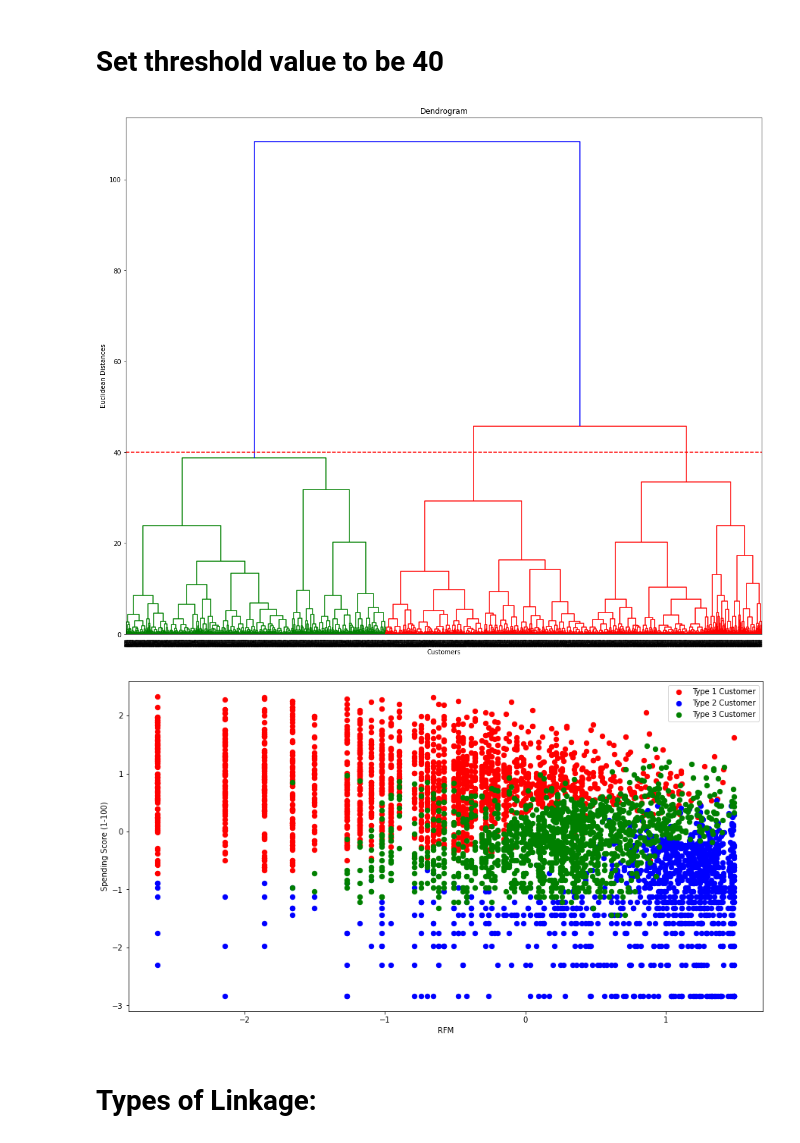
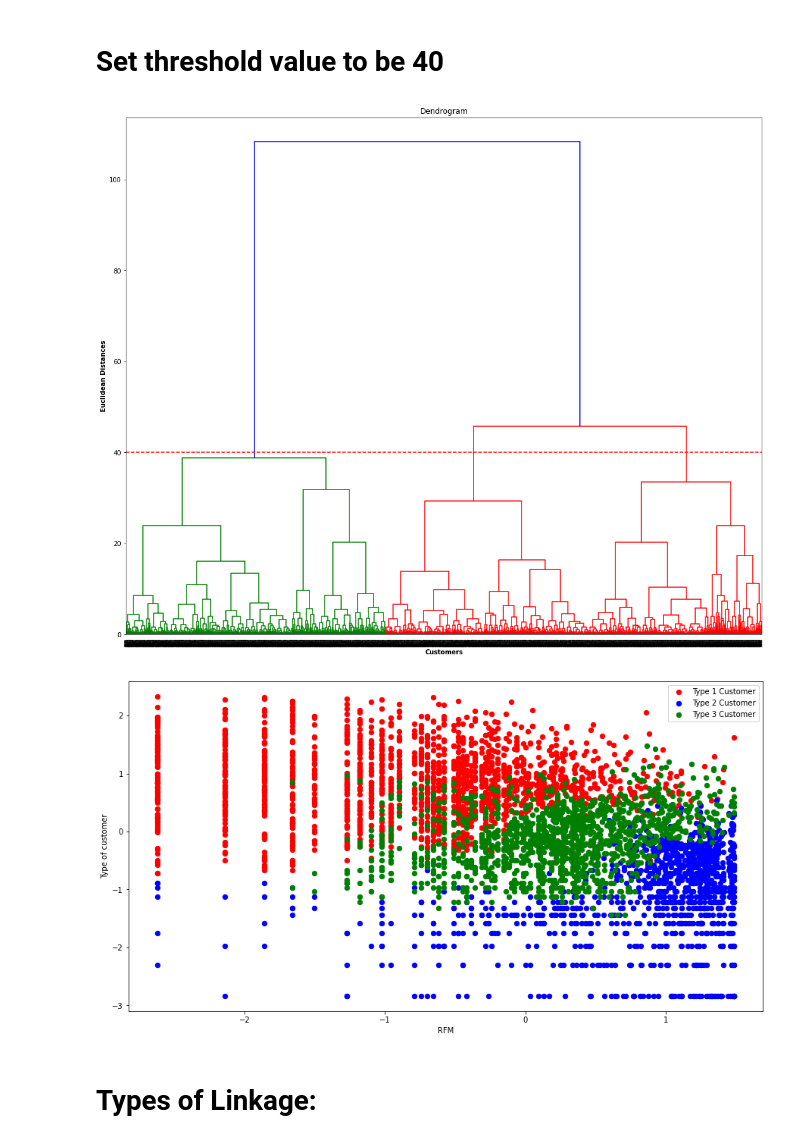
Before and after one commit to meena25091992/Online_Retail_Customer_Segmentation, a Jupyter notebook: Individual_Copy_Online_Retail_Customer_Segmentation.ipynb, the cells around one changed output. Drawn from its saved outputs; the diff is of its cells as text; code cells hidden in the pictures.

```diff
--- a/Individual_Copy_Online_Retail_Customer_Segmentation.ipynb
+++ b/Individual_Copy_Online_Retail_Customer_Segmentation.ipynb
@@ -1111,13 +1111,13 @@ plt.show()
 # %%
 plt.figure(figsize = (18,15))
 dendrogram = sch.dendrogram(sch.linkage(X, method = 'ward'))
 plt.title('Dendrogram')
-plt.xlabel('Customers')
-plt.ylabel('Euclidean Distances')
+plt.xlabel('Customers',fontweight="bold")
+plt.ylabel('Euclidean Distances',fontweight="bold")
 plt.axhline(y=40, color='r', linestyle='--')
 plt.show() # find largest vertical distance we can make without crossing any other horizontal line
 # %% [output]
-[figure, old version]
+[figure, new version]
 # %%
 # Fitting hierarchical clustering to the online retail dataset
 from sklearn.cluster import AgglomerativeClustering
@@ -1130,11 +1130,11 @@ plt.scatter(X[y_hc == 0, 0], X[y_hc == 0, 1], s = 40, c = 'red', label = 'Type 1
 plt.scatter(X[y_hc == 1, 0], X[y_hc == 1, 1], s = 40, c = 'blue', label = 'Type 2 Customer')
 plt.scatter(X[y_hc == 2, 0], X[y_hc == 2, 1], s = 40, c = 'green', label = 'Type 3 Customer')
 plt.xlabel('RFM')
-plt.ylabel('Spending Score (1-100)')
+plt.ylabel('Type of customer')
 plt.legend()
 plt.show()
 # %% [output]
-[figure, old version]
+[figure, new version]
 # %% [markdown]
 # **Types of Linkage:**
 # %%
```
Also changed, not shown: parts of 9 cells of this notebook.
